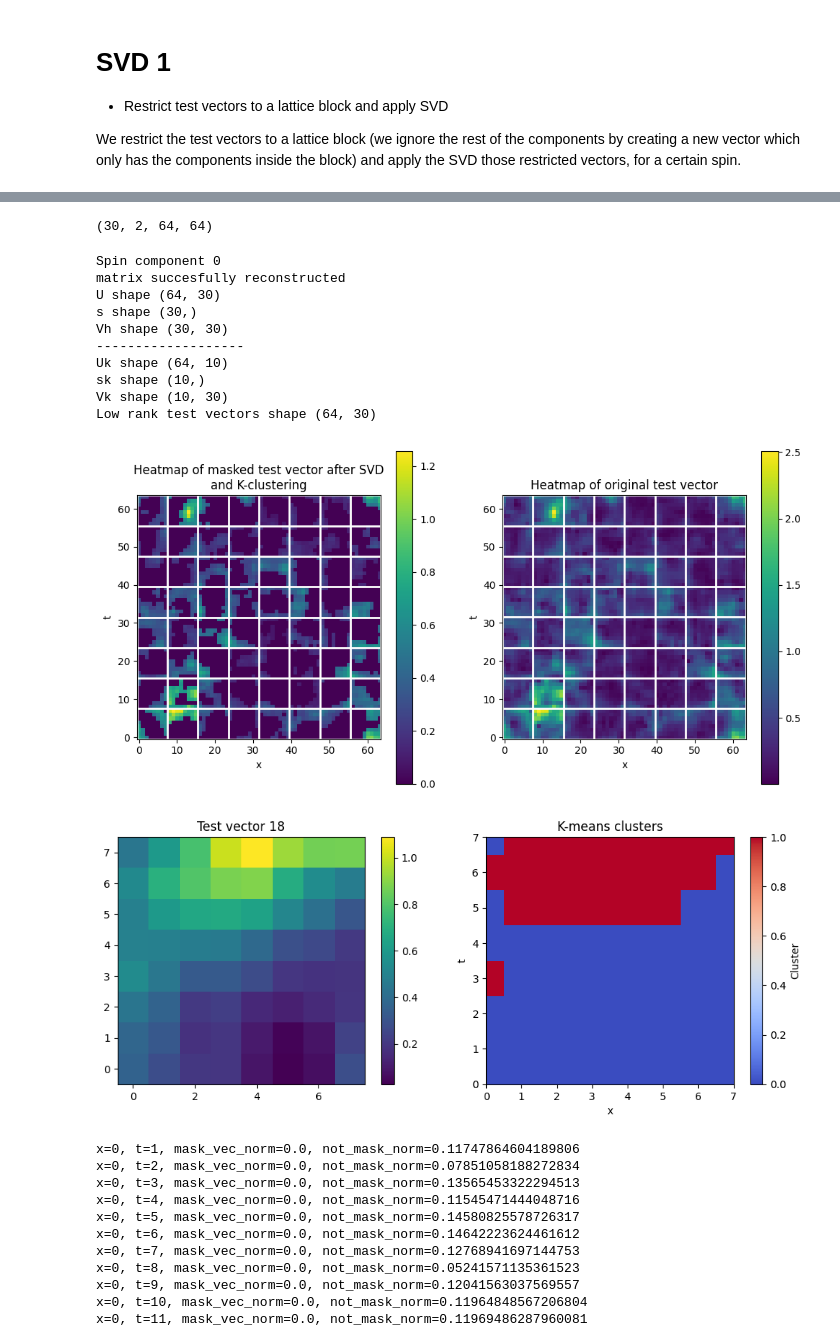
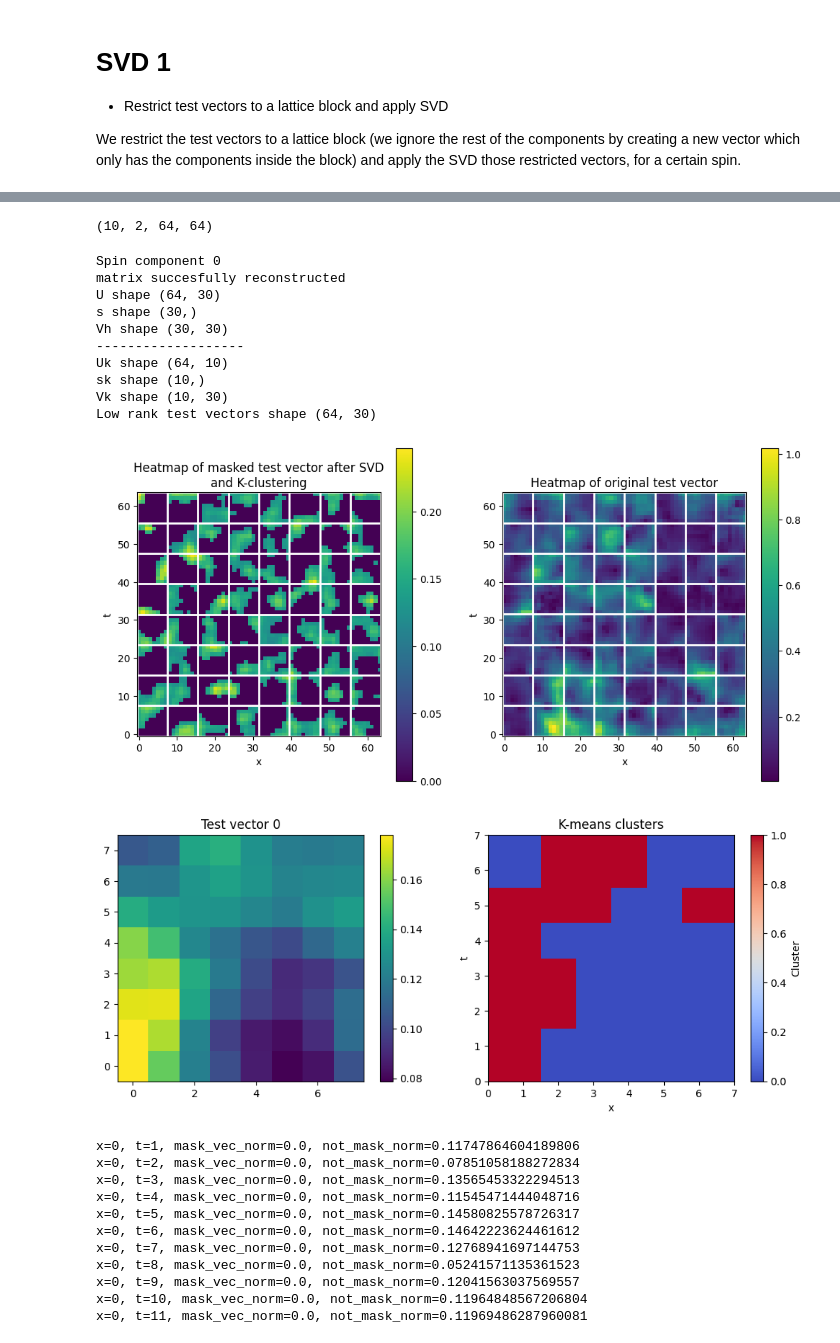
Before and after one commit to JFNCastellanos/TVML, a Jupyter notebook: SVD/SVD.ipynb, the cells around one changed output, grey strips where cells are left out. Cells and saved outputs as stored; diff of their text form; code cells hidden in the pictures.

Commit message:
more heatmaps

```diff
--- a/SVD/SVD.ipynb
+++ b/SVD/SVD.ipynb
@@ -25,7 +22,7 @@ print("x in range {0} - {1}".format(xini,xfin))
 print("------------------------")
 
 #[2, "m-018", "-01884",0.008], [4, "m-01023","-01023",0.001], [6, "m-0709","-00709",0.001] [beta, m0_folder, m0_str]
-beta, m0_folder ,m0_str, m0_diff = 2, "m-018", "-01884",0.008
+beta, m0_folder ,m0_str, m0_diff = 6, "m-0709","-00709",0.001
 nconf = 0
 NV = 30
 k_rank = 10
@@ -111,9 +108,9 @@ for confID in range(5):
     save_vectors(masked_test_vectors,beta,Nx,Nt,m0_folder,confID,k_rank)
 print(masked_test_vectors.shape)
 # %% [output]
-(30, 2, 64, 64)
+(10, 2, 64, 64)
 # %%
-tvID = 18
+tvID = 0
 block_size_x = x_elements
 block_size_t = t_elements
 
@@ -141,37 +138,37 @@ ax.set_ylim([0,63])
 ax.set_title("Heatmap of original test vector")
 ax.set_xticks(np.arange(-0.5, Nx, block_size_x), minor=True)
 ax.set_yticks(np.arange(-0.5, Nt, block_size_t), minor=True)
 ax.grid(which='minor', color='white', linewidth=2)
 ax.tick_params(which='minor', bottom=False, left=False)
 ax.figure.colorbar(im, ax=ax)
 #fig.savefig("heatmap_comparison.pdf")
 
 
 
 blockID = 0
 params_list = [beta, m0_str, m0_folder, nconf, NV, Nx, Nt]
 dtv_spin0, dtv_spin1 = read_and_decompose(blockID,block_x,block_t,params_list)
 print("\nSpin component 0")
 low_rank_tv0 = apply_SVD(dtv_spin0,k_rank)
-low_rank_tv0 = low_rank_tv0.reshape(t_elements,x_elements,NV);
-#low_rank_tv0 = low_rank_tv0.reshape(t_elements,x_elements,k_rank);
+#low_rank_tv0 = low_rank_tv0.reshape(t_elements,x_elements,NV);
+low_rank_tv0 = low_rank_tv0.reshape(t_elements,x_elements,k_rank);
 
 xlims = [0,x_elements-1]
 tlims = [0,t_elements-1]
 make_heatmap_and_k_cluster(low_rank_tv0,xlims,tlims,tvID)
 # %% [output]
 Spin component 0
 matrix succesfully reconstructed
 U shape (64, 30)
 s shape (30,)
 Vh shape (30, 30)
 -------------------
 Uk shape (64, 10)
 sk shape (10,)
 Vk shape (10, 30)
 Low rank test vectors shape (64, 30)
-[figure, old version]
+[figure, new version]
-[figure, old version]
+[figure, new version]
 # %%
 ID = 0
 for x in range(Nx):
```
Also changed, not shown: parts of 6 cells of this notebook, 2 other files.
